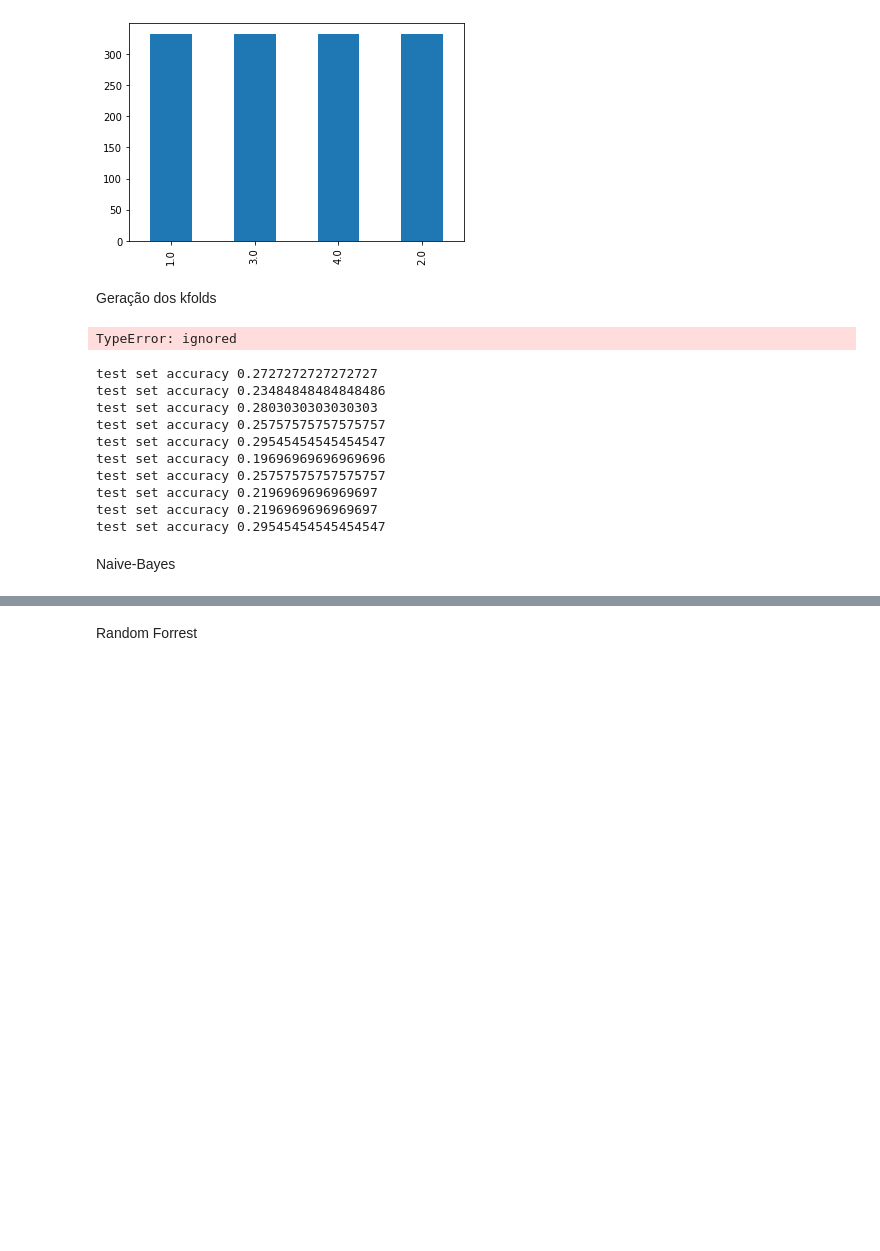
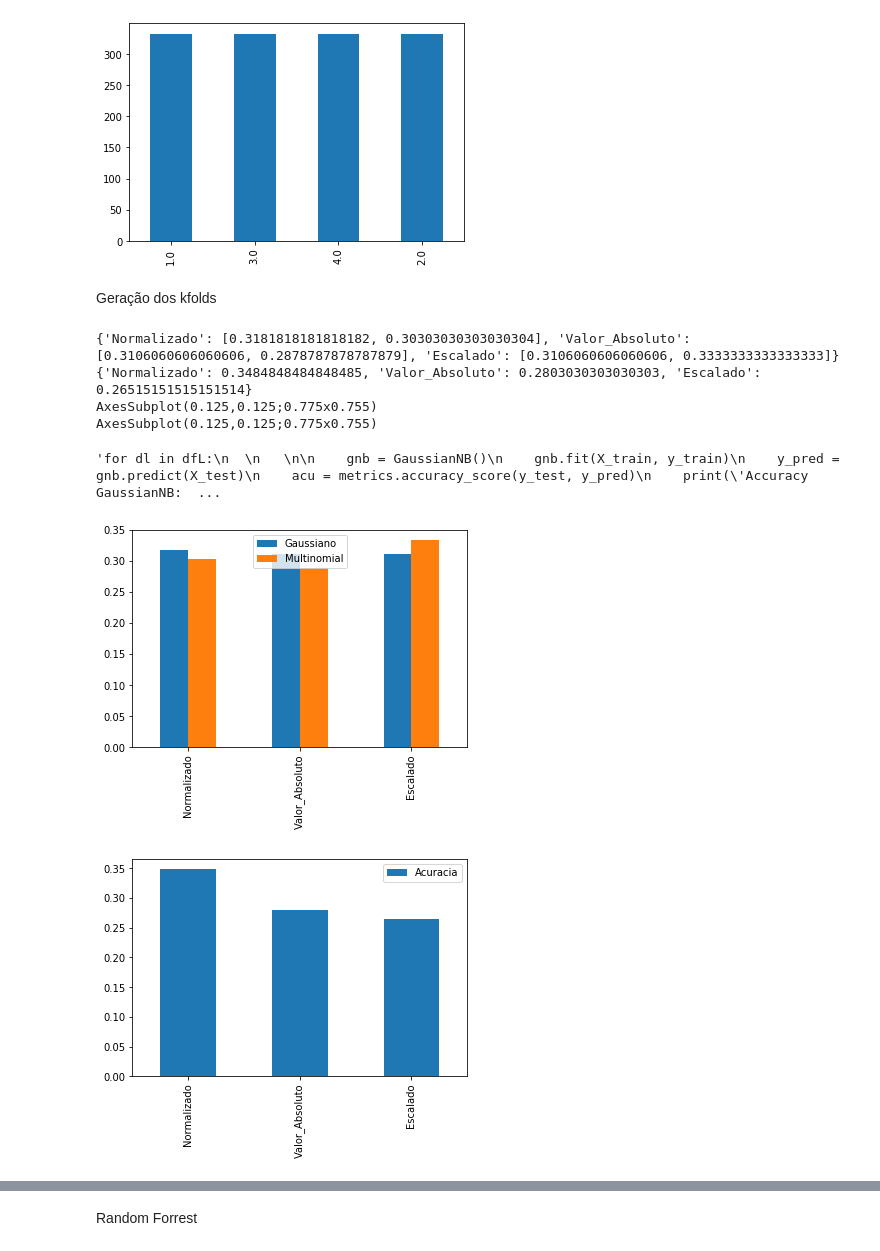
Before and after one commit to rtsouza26/Projeto_IA, a Jupyter notebook: Projeto_IA .ipynb, the cells around one changed output, grey strips where cells are left out. Saved outputs shown, nothing was run; the diff lists cells and outputs as text; code cells hidden in the pictures; blank space fills up the shorter version.

```diff
--- a/Projeto_IA .ipynb
+++ b/Projeto_IA .ipynb
@@ -170,24 +198,37 @@ from rlscore.measure import ova_accuracy
 from rlscore.utilities.multiclass import to_one_vs_all
 from sklearn import metrics
 
+
 from sklearn.model_selection import cross_val_score
 
 skf = StratifiedKFold(n_splits=10,shuffle=True)
-
+Resultado_NB={}
+Resultado_Rls={}
+Resultado_Rf = {}
 X_index = dfnorm.index
 Y_index = dfclass.index
-Resultados = list()
-Resultado_Gau = list()
 estimators =[100,200,500,800]
 neighbors = [1,3,5,10]
 
+
+
 for dl in dfL:
+  Resultado_NB[dl] = TesteNB(dfL,dl,skf)
+  Resultado_Rls[dl] =Testerls(dfL,dl,skf)
+  #Resultado_Rf[dl] = TesteRF(dfL,dl,skf)
+print(Resultado_NB)
+print(Resultado_Rls)
 
-  TesteNB(X_train,X_test,y_train,y_test,dfL,dl)
+Resul_NB = pd.DataFrame(Resultado_NB.values(),columns=['Gaussiano','Multinomial'],index=['Normalizado','Valor_Absoluto','Escalado'])
+Resul_NB.to_csv('AcuNB.csv',sep='\t', encoding='utf-8')
+Resul_Rls = pd.DataFrame(Resultado_Rls.values(),index=['Normalizado', 'Valor_Absoluto','Escalado'],columns=['Acuracia'])
+
+print(Resul_NB.plot.bar())
+print(Resul_Rls.plot.bar())
+
 '''for dl in dfL:
-  for Features, Labels in skf.split(dfL[dl],dfclass):
-    X_train, X_test = dfL[dl].iloc[Features], dfL[dl].iloc[Labels]
-    y_train, y_test = dfclass.iloc[Features], dfclass.iloc[Labels]
+
+
 
     gnb = GaussianNB()
     gnb.fit(X_train, y_train)
@@ -205,69 +246,37 @@ for dl in dfL:
       rf.fit(X_train,y_train)
       predictions = rf.predict(X_test)
       print('Accuracy com estimator {} : {}'.format(n,metrics.accuracy_score(y_test, predictions)))
 
 
     y_train = to_one_vs_all(y_train, False)
     y_test = to_one_vs_all(y_test, False)
     regparams = [2.**i for i in range(-15, 16)]
     learner = LeaveOneOutRLS(X_train, y_train, regparams=regparams, measure=ova_accuracy)
     P_test = learner.predict(X_test)
 
     print("test set accuracy {}".format(ova_accuracy(y_test, P_test)) )
 
 
 
     y_train = to_one_vs_all(y_train, False)
     y_test = to_one_vs_all(y_test, False)
     regparams = [2.**i for i in range(-15, 16)]
     learner = LeaveOneOutRLS(X_train, y_train, regparams=regparams, measure=ova_accuracy)
     P_test = learner.predict(X_test)
 
     print("test set accuracy {}".format(ova_accuracy(y_test, P_test)) )
 
     for n in neighbors:
 
       neigh = KNeighborsClassifier(n_neighbors=n)
       neigh.fit(X_train, y_train)
       y_predic = neigh.predict(X_test,y_test)
   '''
 # %% [output]
-TypeError: ignored
+{'Normalizado': [0.3181818181818182, 0.30303030303030304], 'Valor_Absoluto': [0.3106060606060606, 0.2878787878787879], 'Escalado': [0.3106060606060606, 0.3333333333333333]}
+{'Normalizado': 0.3484848484848485, 'Valor_Absoluto': 0.2803030303030303, 'Escalado': 0.26515151515151514}
+AxesSubplot(0.125,0.125;0.775x0.755)
+AxesSubplot(0.125,0.125;0.775x0.755)
+'for dl in dfL:\n  \n   \n\n    gnb = GaussianNB()\n    gnb.fit(X_train, y_train)\n    y_pred = gnb.predict(X_test)\n    acu = metrics.accuracy_score(y_test, y_pred)\n    print(\'Accuracy GaussianNB:  ...
+[figure, added]
+[figure, added]
-# %%
-from rlscore.learner import LeaveOneOutRLS
-from rlscore.measure import ova_accuracy
-from rlscore.utilities.multiclass import to_one_vs_all
-
-import numpy as np
-
-
-
-
-
-def train_rls():
-
-    for Features, Labels in skf.split(dl,dfclass):
-      X_train, X_test = dfsclass.iloc[Features], dfsclass.iloc[Labels]
-      y_train, y_test = dfclass.iloc[Features], dfclass.iloc[Labels]
-      y_train = to_one_vs_all(y_train, False)
-      y_test = to_one_vs_all(y_test, False)
-      regparams = [2.**i for i in range(-15, 16)]
-      learner = LeaveOneOutRLS(X_train, y_train, regparams=regparams, measure=ova_accuracy)
-      P_test = learner.predict(X_test)
-
-      print("test set accuracy {}".format(ova_accuracy(y_test, P_test)) )
-
-train_rls()
-# %% [output]
-test set accuracy 0.2727272727272727
-test set accuracy 0.23484848484848486
-test set accuracy 0.2803030303030303
-test set accuracy 0.25757575757575757
-test set accuracy 0.29545454545454547
-test set accuracy 0.19696969696969696
-test set accuracy 0.25757575757575757
-test set accuracy 0.2196969696969697
-test set accuracy 0.2196969696969697
-test set accuracy 0.29545454545454547
-# %% [markdown]
-Naive-Bayes
```
Also changed, not shown: parts of 6 cells of this notebook.
